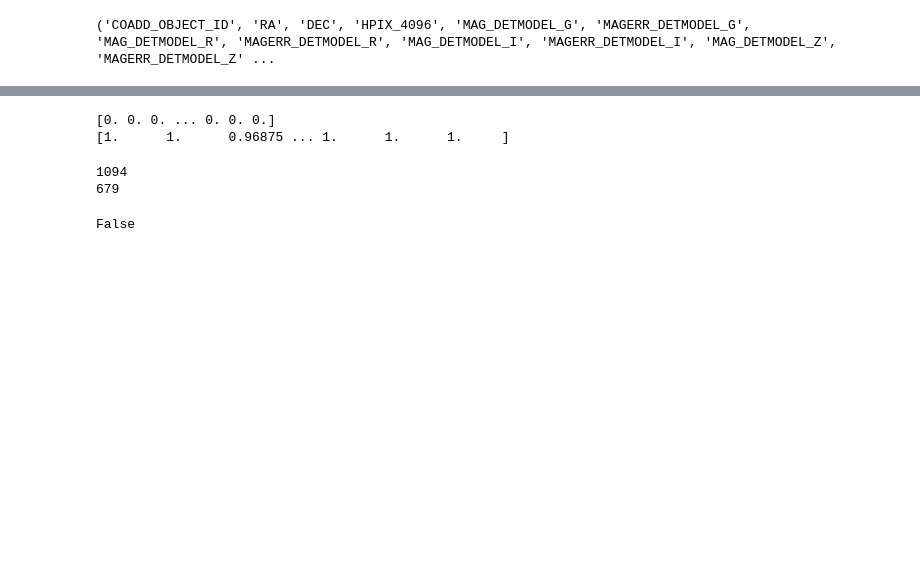
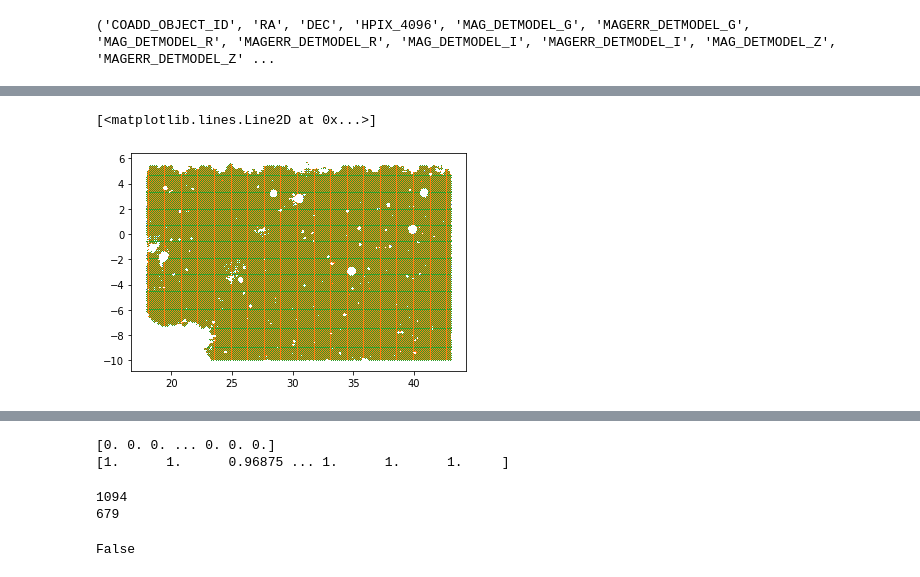
Before and after one commit to sujeong-lee/DMASS, a Jupyter notebook: code_py3/Systematics.ipynb, the cells around one changed output, grey strips where cells are left out. Drawn from its saved outputs; the diff is of its cells as text; code cells hidden in the pictures; blank space fills up the shorter version.

```diff
--- a/code_py3/Systematics.ipynb
+++ b/code_py3/Systematics.ipynb
@@ -348,8 +389,8 @@ for x in range(pixels.size):
         pixels[x]=pixels[x-1]+1
 #print(pixels)
 
-sysMap = np.zeros( len(pixels), dtype=[('PIXEL','int'), ('SIGNAL','float'),('RA','float'),('DEC','float')])
-sysMap['PIXEL'] = pixels
+sysMap = np.zeros( len(pixels), dtype=[('HPIX_512','int'), ('SIGNAL','float'),('RA','float'),('DEC','float')])
+sysMap['HPIX_512'] = pixels
 sysMap['SIGNAL'] = downgrade
 
 print(sysMap.size)
@@ -357,22 +398,19 @@ print(sysMap.size)
 #print(sysMap.size)
 
 #restrict to validation region area:
-theta, phi = hp.pix2ang(512, sysMap['PIXEL'])
-#sys_area = np.zeros( len(phi), dtype=[('RA','float'), ('DEC','float')] )
+RA, DEC = hp.pix2ang(512, sysMap['HPIX_512'], lonlat=True)
+#theta, phi = hp.pix2ang(512, sysMap['PIXEL'])
+##sys_area = np.zeros( len(phi), dtype=[('RA','float'), ('DEC','float')] )
 
 # Convert silly ra/dec to silly HP angular coordinates.
-#phi = des['RA'] * np.pi / 180.0
-RA = phi*(180.0/np.pi)
-DEC = -(180.0/np.pi)*theta+90.0
-#theta = ( 90.0 - des['DEC'] ) * np.pi/180.0
+##phi = des['RA'] * np.pi / 180.0
+#RA = phi*(180.0/np.pi)
+#DEC = -(180.0/np.pi)*theta+90.0
+##theta = ( 90.0 - des['DEC'] ) * np.pi/180.0
 
 sysMap['RA']= RA
 sysMap['DEC'] = DEC
 
-#mask4 =(sysMap['RA']>18)&(sysMap['RA']<43)
-#mask4 = mask4 & (sysMap['DEC']>-10) & (sysMap['DEC']<10)
-#sysMap = sysMap[mask4]
-
 print(sysMap.size)
 
 #print((sysMap != 0.0 ).any())
@@ -480,3 +582,13 @@ fig.savefig('gal_bin.pdf')
+# %%
+fig, ax = plt.subplots()
+ax.plot( sysMap['RA'][sysMap['SIGNAL']!=hp.UNSEEN], sysMap['DEC'][sysMap['SIGNAL']!=hp.UNSEEN], ',')
+ax.plot(dmass_chron['RA'], dmass_chron['DEC'], ',')
+
+ra,dec = hp.pix2ang(512, dmass_chron['HPIX_512'],lonlat=True)
+plt.plot(ra,dec, ',')
+# %% [output]
+[<matplotlib.lines.Line2D at 0x...>]
+[figure, added]
 # %%
 # number of galaxies in each pixel:
 
```
Also changed, not shown: parts of 36 cells of this notebook.
